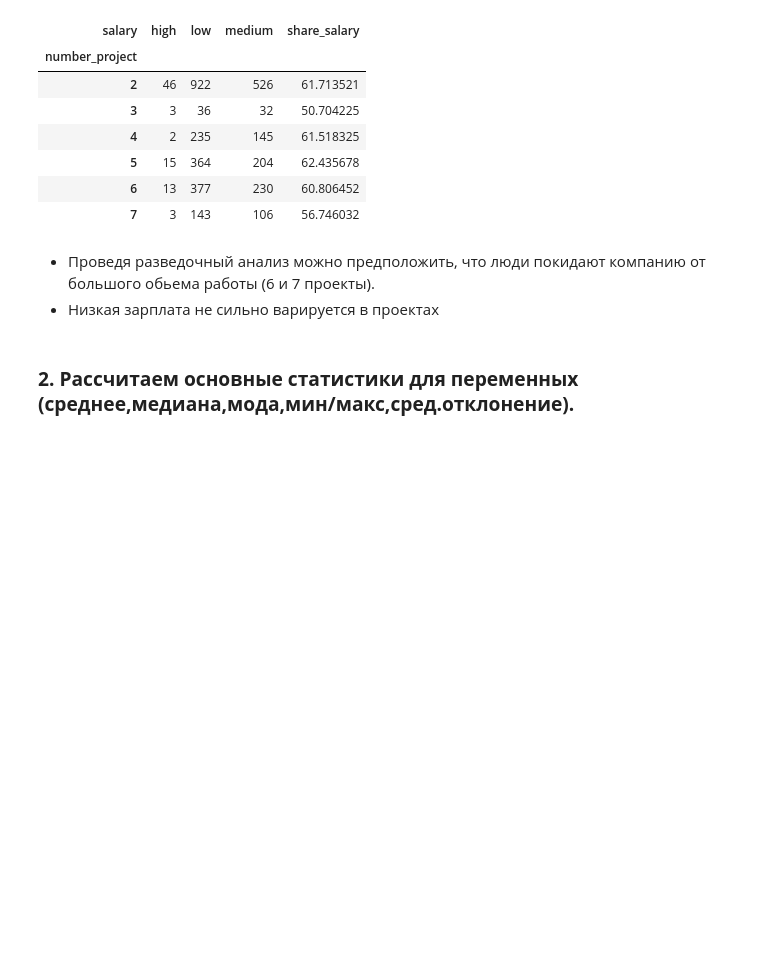
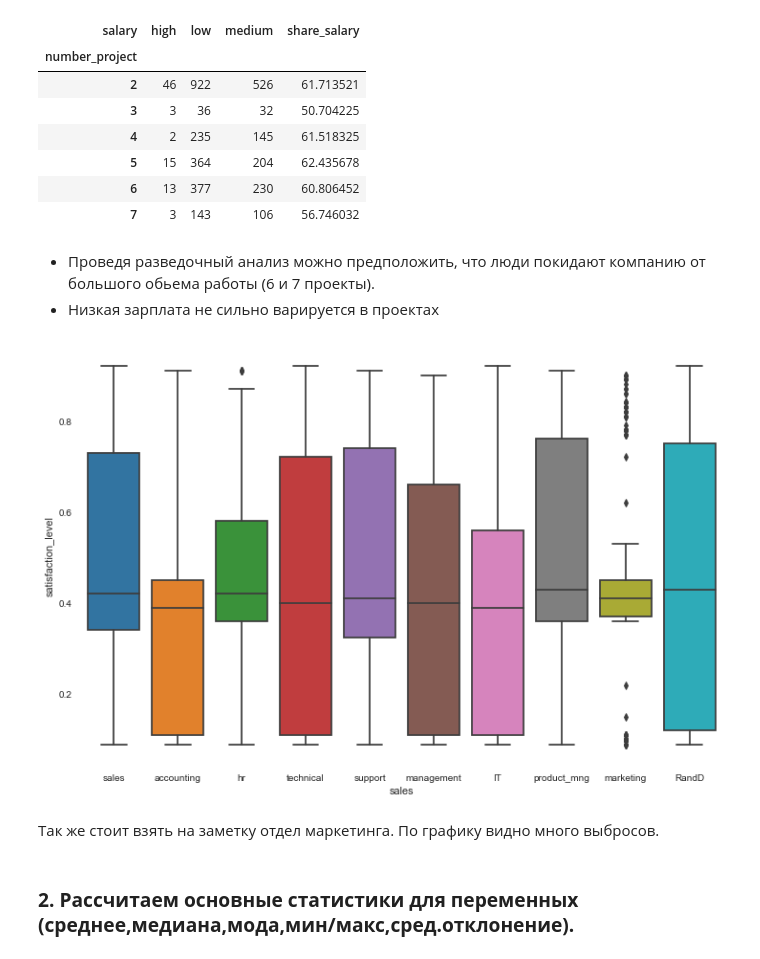
Before and after one commit to Nataroff/HOMEWORK, a Jupyter notebook: Итоговый проект/Final project.ipynb, the cells around one changed output. Drawn from its saved outputs; the diff is of its cells as text; code cells hidden in the pictures; blank space fills up the shorter version.

```diff
--- a/Итоговый проект/Final project.ipynb
+++ b/Итоговый проект/Final project.ipynb
@@ -164,6 +164,12 @@ project_salary
 # %% [markdown]
 - Проведя разведочный анализ можно предположить, что люди покидают компанию от большого обьема работы (6 и 7 проекты).
 - Низкая зарплата не сильно варируется в проектах
+# %%
+ax = sns.boxplot(x='sales', y='satisfaction_level', data=df_2)
+# %% [output]
+[figure, added]
+# %% [markdown]
+Так же стоит взять на заметку отдел маркетинга. По графику видно много выбросов.
 # %% [markdown]
 ### **2. Рассчитаем основные статистики для переменных (среднее,медиана,мода,мин/макс,сред.отклонение).**
 # %%
```
Also changed, not shown: parts of 5 cells of this notebook.
